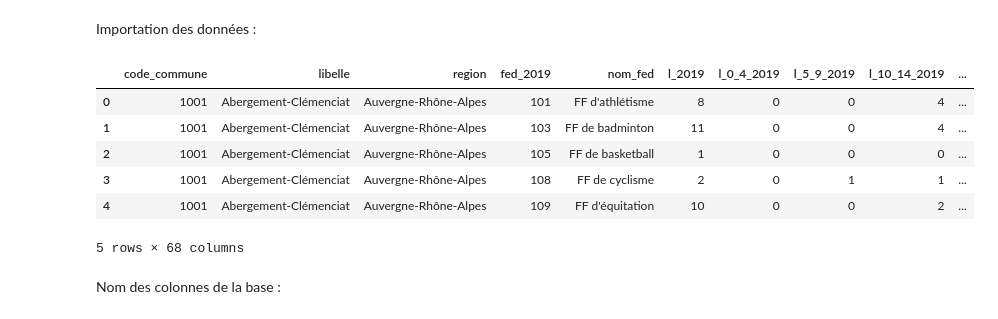
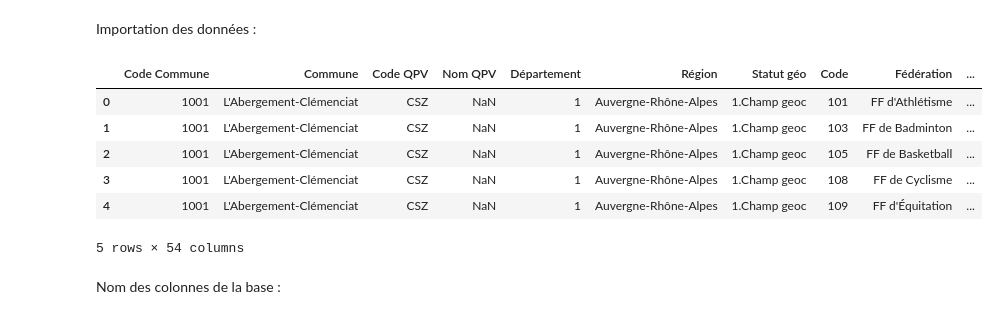
Before and after one commit to paulrsnn/projet-python, a Jupyter notebook: 1-analyse_base_licencies-NB.ipynb, the cells around one changed output. Cells and saved outputs as stored; diff of their text form; code cells hidden in the pictures.

```diff
--- a/1-analyse_base_licencies-NB.ipynb
+++ b/1-analyse_base_licencies-NB.ipynb
@@ -10,17 +12,16 @@ import geopandas
 # %% [markdown]
 Importation des données :
 # %%
-lic_comm = pd.read_csv("https://www.data.gouv.fr/fr/datasets/r/1825fde3-a668-47e3-a46d-b62b5af6560a", encoding = 'Latin-1', sep = ';')
-
-lic_comm.head(5)
+lic_comm = pd.read_csv("https://www.data.gouv.fr/fr/datasets/r/9b002e32-0ec9-40fc-9292-cddeae4416c6", encoding="utf-8", sep=";")
+lic_comm.head()
 # %% [output]
-|  | code_commune | libelle | region | fed_2019 | nom_fed | l_2019 | l_0_4_2019 | l_5_9_2019 | l_10_14_2019 | ... |
-| 0 | 1001 | Abergement-Clémenciat | Auvergne-Rhône-Alpes | 101 | FF d'athlétisme | 8 | 0 | 0 | 4 | ... |
-| 1 | 1001 | Abergement-Clémenciat | Auvergne-Rhône-Alpes | 103 | FF de badminton | 11 | 0 | 0 | 4 | ... |
-| 2 | 1001 | Abergement-Clémenciat | Auvergne-Rhône-Alpes | 105 | FF de basketball | 1 | 0 | 0 | 0 | ... |
-| 3 | 1001 | Abergement-Clémenciat | Auvergne-Rhône-Alpes | 108 | FF de cyclisme | 2 | 0 | 1 | 1 | ... |
-| 4 | 1001 | Abergement-Clémenciat | Auvergne-Rhône-Alpes | 109 | FF d'équitation | 10 | 0 | 0 | 2 | ... |
+|  | Code Commune | Commune | Code QPV | Nom QPV | Département | Région | Statut géo | Code | Fédération | ... |
+| 0 | 1001 | L'Abergement-Clémenciat | CSZ | NaN | 1 | Auvergne-Rhône-Alpes | 1.Champ geoc | 101 | FF d'Athlétisme | ... |
+| 1 | 1001 | L'Abergement-Clémenciat | CSZ | NaN | 1 | Auvergne-Rhône-Alpes | 1.Champ geoc | 103 | FF de Badminton | ... |
+| 2 | 1001 | L'Abergement-Clémenciat | CSZ | NaN | 1 | Auvergne-Rhône-Alpes | 1.Champ geoc | 105 | FF de Basketball | ... |
+| 3 | 1001 | L'Abergement-Clémenciat | CSZ | NaN | 1 | Auvergne-Rhône-Alpes | 1.Champ geoc | 108 | FF de Cyclisme | ... |
+| 4 | 1001 | L'Abergement-Clémenciat | CSZ | NaN | 1 | Auvergne-Rhône-Alpes | 1.Champ geoc | 109 | FF d'Équitation | ... |
-5 rows × 68 columns
+5 rows × 54 columns
 # %% [markdown]
 Nom des colonnes de la base :
 # %%
```
Also changed, not shown: parts of 1 cell of this notebook, 4 other files.
